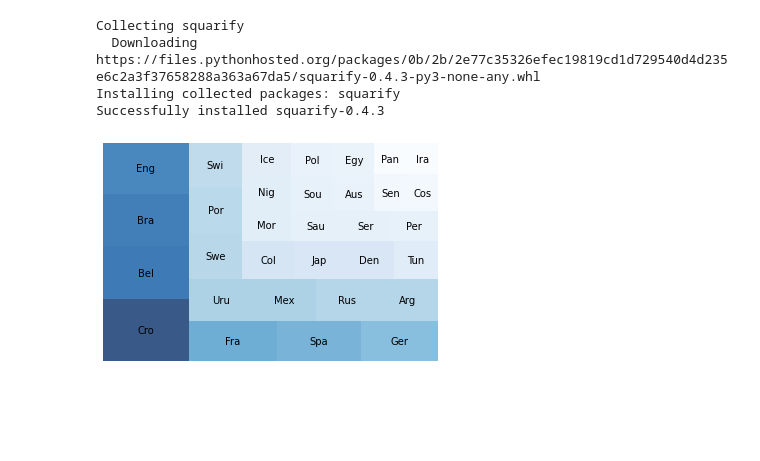
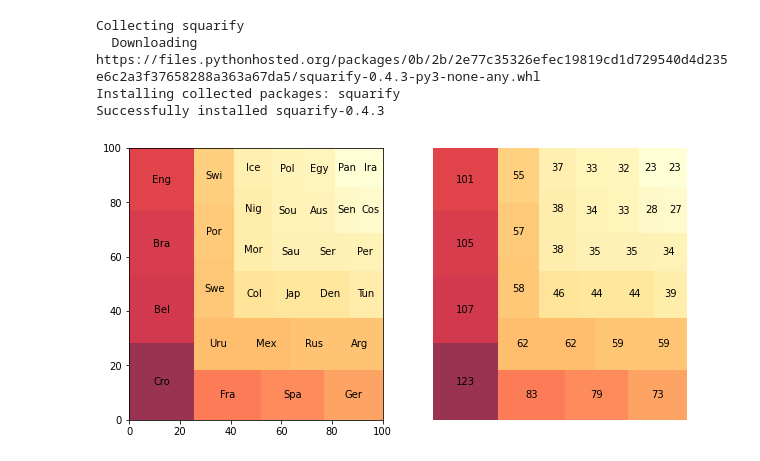
Before and after one commit to HLapendery/FootballAnalysis, a Jupyter notebook: 2018WorldCup.ipynb, the cells around one changed output. Saved outputs shown, nothing was run; the diff lists cells and outputs as text; code cells hidden in the pictures; blank space fills up the shorter version.

```diff
--- a/2018WorldCup.ipynb
+++ b/2018WorldCup.ipynb
@@ -136,17 +136,22 @@ Successfully installed squarify-0.4.3
 # %%
 import squarify
 import matplotlib
 teams = Goals_count['Teams']
 goals = Goals_count['Goals']
 
+fig = plt.figure(figsize=(10, 5))
+ax1 = fig.add_subplot(121)
+ax2 = fig.add_subplot(122)
+
 mini,maxi = goals.min(), goals.max()
-cmap = matplotlib.cm.Blues
+cmap = matplotlib.cm.YlOrRd
 norm = matplotlib.colors.Normalize(vmin=mini, vmax=maxi)
 colors = [cmap(norm(g)) for g in goals]
 teams = list(map(lambda t: t[:3],teams))
-squarify.plot(sizes=goals, label=teams, alpha=.8, color=colors)
-#squarify.plot(sizes=goals, label=goals, alpha=.8, color=colors,ax=a2)
+squarify.plot(sizes=goals, label=teams, alpha=.8, color=colors,ax=ax1)
+plt.axis('off')
+squarify.plot(sizes=goals, label=goals, alpha=.8, color=colors,ax=ax2)
 plt.axis('off')
 plt.show()
 # %% [output]
-[figure, old version]
+[figure, new version]
```
